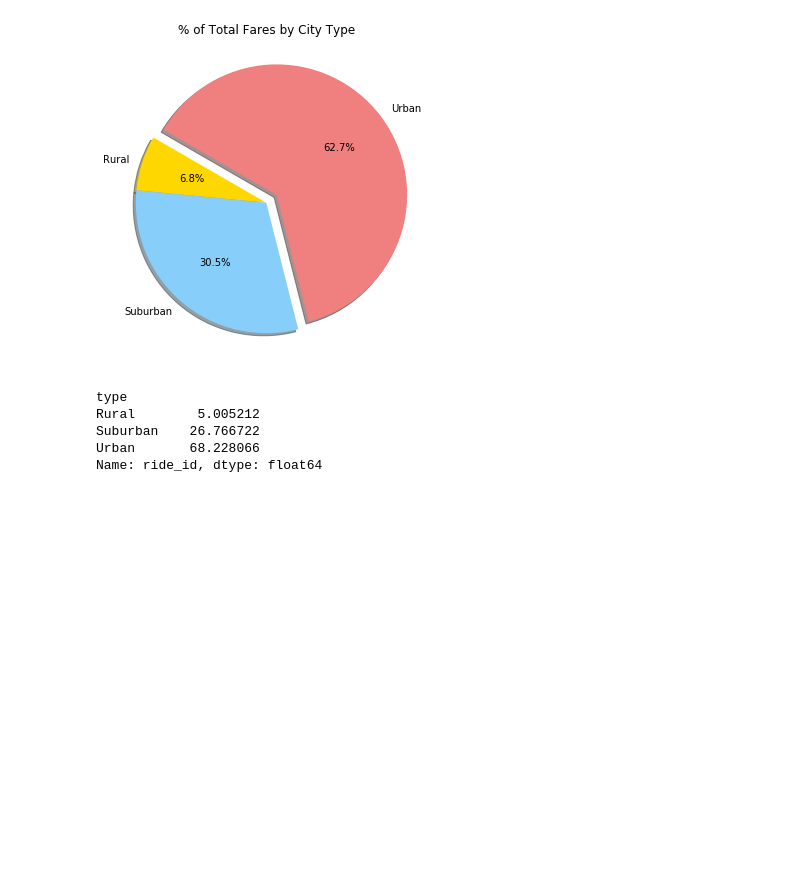
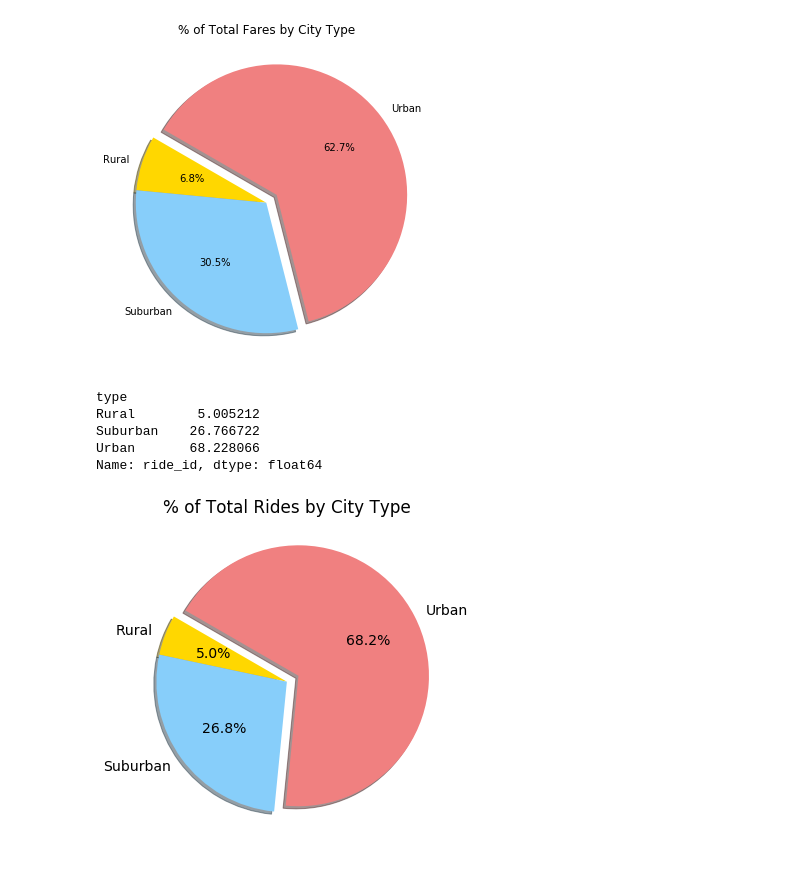
Before and after one commit to GirijaJoshi/PyBer_Analysis, a Jupyter notebook: PyBer.ipynb, the cells around one changed output. Cells and saved outputs as stored; diff of their text form; code cells hidden in the pictures; blank space fills up the shorter version.

Commit message:
Added pie chart for drivers

```diff
--- a/PyBer.ipynb
+++ b/PyBer.ipynb
@@ -1131,19 +1131,21 @@ Name: ride_id, dtype: float64
 # %%
 # Import mpl to change the plot configurations using rcParams.
 import matplotlib as mpl
 # Build Pie Chart
 plt.subplots(figsize=(10, 6))
 plt.pie(ride_percents,
     labels=["Rural", "Suburban", "Urban"],
     colors=["gold", "lightskyblue", "lightcoral"],
     explode=[0, 0, 0.1],
     autopct='%1.1f%%',
     shadow=True, startangle=150)
-plt.title("% of Total Fares by City Type")
+plt.title("% of Total Rides by City Type")
 # Change the default font size from 10 to 14.
 mpl.rcParams['font.size'] = 14
 # Save Figure
-file_name = os.path.join(".", "analysis", "Fig5.png")
+file_name = os.path.join(".", "analysis", "Fig6.png")
 plt.savefig(file_name)
 # Show Figure
 plt.show()
+# %% [output]
+[figure, added]
```
Also changed, not shown: parts of 1 cell of this notebook, 1 other file.
